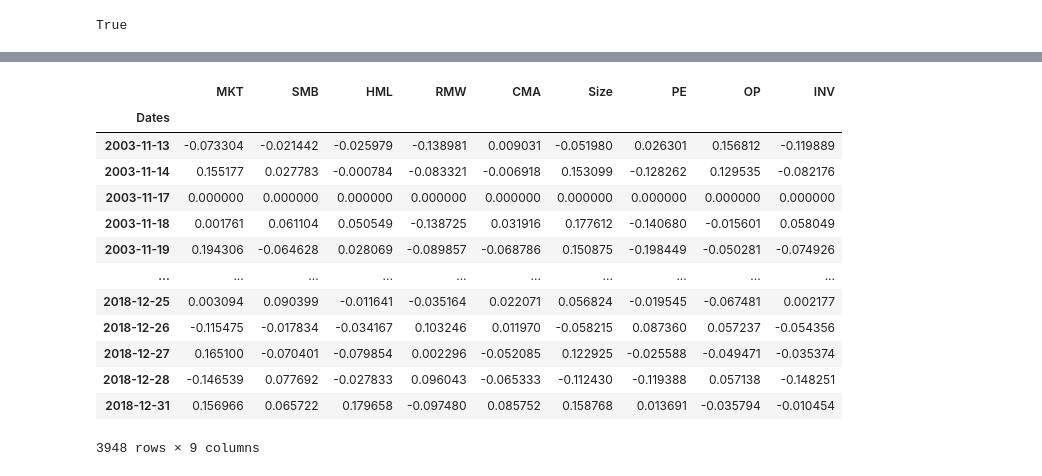
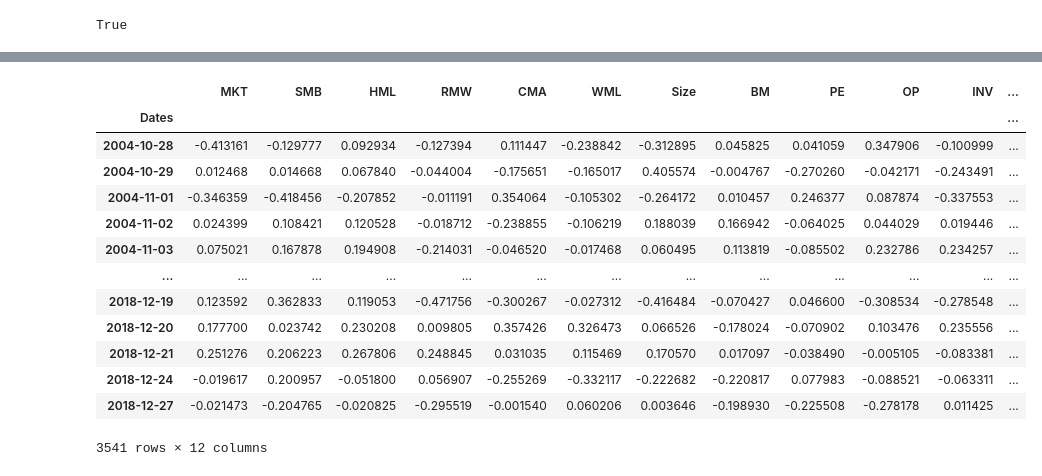
Before and after one commit to runxinlin/Research_Codes_2021, a Jupyter notebook: Python/IC & ICIR.ipynb, the cells around one changed output, grey strips where cells are left out. Cells and saved outputs as stored; diff of their text form; code cells hidden in the pictures.

```diff
--- a/Python/IC & ICIR.ipynb
+++ b/Python/IC & ICIR.ipynb
@@ -59,0 +200,2 @@ df_INV = df_INV.loc[df_Ex_SR.index,:]
+# %%
+df_Ex_SR = df_Ex_SR.apply(lambda x: winsorize(x, (0.01, 0.01)))
@@ -68,5 +215,6 @@ Gap = 21
 n = 3
 holding = 21
 rollingW = holding * n *12
-lens = len(df_FF5)
+lens = len(df_mom)
 periods = int((lens - rollingW) / holding) - 1
+print(rollingW, periods)
@@ -96,11 +275,13 @@ for i in tqdm(range(periods)):
 IC_Series = pd.DataFrame()
 k_index = []
 
-df_Ex_SR_tmp_T = df_Ex_SR.iloc[rollingW:rollingW+periods*holding,:].T
-df_ln_Size_tmp_T = df_ln_Size.iloc[rollingW:rollingW+periods*holding,:].T
-df_PE_tmp_T = df_PE.iloc[rollingW:rollingW+periods*holding,:].T
-df_OP_tmp_T = df_OP.iloc[rollingW:rollingW+periods*holding,:].T
-df_INV_tmp_T = df_INV.iloc[rollingW:rollingW+periods*holding,:].T
+df_Ex_SR_tmp_T = df_Ex_SR_trnct.iloc[rollingW:rollingW+periods*holding,:].T
+df_ln_Size_tmp_T = df_ln_Size_trnct.iloc[rollingW:rollingW+periods*holding,:].T
+df_BM_tmp_T = df_BM_trnct.iloc[rollingW:rollingW+periods*holding,:].T
+df_PE_tmp_T = df_PE_trnct.iloc[rollingW:rollingW+periods*holding,:].T
+df_OP_tmp_T = df_OP_trnct.iloc[rollingW:rollingW+periods*holding,:].T
+df_INV_tmp_T = df_INV_trnct.iloc[rollingW:rollingW+periods*holding,:].T
+df_MOM_tmp_T = df_MOM_trnct.iloc[rollingW:rollingW+periods*holding,:].T
 
 index_times = list(df_Ex_SR_tmp_T.columns)
 
@@ -109,20 +290,22 @@ for k in tqdm(df_Ex_SR_tmp_T.columns[:-Gap]):
 
     i = int(index_times.index(k) / holding)
 
-    df_index = (((((all_betas[i].index).intersection(df_ln_Size_tmp_T.loc[:,k].replace(-np.inf,np.nan).dropna().index).\
-                    intersection(df_PE_tmp_T.loc[:,k].replace(-np.inf,np.nan).dropna().index)).\
-                    intersection(df_Ex_SR_tmp_T.loc[:,index_times[index_times.index(k)+Gap]].dropna().index)).\
-                    intersection(df_OP_tmp_T.loc[:,k].dropna().index)).\
-                    intersection(df_INV_tmp_T.loc[:,k].dropna().index))
+    index_tmp = (all_betas[i].index).intersection(df_ln_Size_tmp_T.loc[:,k].dropna().index).\
+                    intersection(df_BM_tmp_T.loc[:,k].dropna().index).\
+                    intersection(df_PE_tmp_T.loc[:,k].dropna().index).\
+                    intersection(df_Ex_SR_tmp_T.loc[:,index_times[index_times.index(k)+Gap]].dropna().index).\
+                    intersection(df_OP_tmp_T.loc[:,k].dropna().index).\
+                    intersection(df_INV_tmp_T.loc[:,k].dropna().index).\
+                    intersection(df_MOM_tmp_T.loc[:,k].dropna().index)
 
-    df_TS_CS = pd.concat([all_betas[i].loc[df_index,:].astype(np.float64), \
-                                         df_ln_Size_tmp_T.loc[df_index,k],\
-                                         df_PE_tmp_T.loc[df_index,k], df_OP_tmp_T.loc[df_index,k],\
-                                         df_INV_tmp_T.loc[df_index,k]],axis = 1)
+    df_TS_CS = pd.concat([all_betas[i].loc[index_tmp,:].astype(np.float64), \
+                                         df_ln_Size_tmp_T.loc[index_tmp,k],df_BM_tmp_T.loc[index_tmp,k],\
+                                         df_PE_tmp_T.loc[index_tmp,k], df_OP_tmp_T.loc[index_tmp,k],\
+                                         df_INV_tmp_T.loc[index_tmp,k], df_MOM_tmp_T.loc[index_tmp,k]],axis = 1)
 
-    if len(df_index) != 0:
+    if len(index_tmp) > 10:
         for j in range(len(df_TS_CS.columns)):
-            ic = list(spearmanr(df_TS_CS.iloc[:,j].values,df_Ex_SR_tmp_T.loc[df_index,index_times[index_times.index(k)+Gap]]))[0]
+            ic = list(spearmanr(df_TS_CS.iloc[:,j].values,df_Ex_SR_tmp_T.loc[index_tmp,index_times[index_times.index(k)+Gap]]))[0]
             IC.append(ic)
         k_index.append(k)
     IC_Series = pd.concat([IC_Series, pd.DataFrame(IC)],axis=1)
@@ -133,24 +402,24 @@ SpearmanrResult(correlation=-0.010453829710887978, pvalue=0.8191175607129701)
 # %%
 IC_Series_tmp = IC_Series.T.set_index([pd.Index(pd.Series(range(0,len(IC_Series.T))))])
 IC_Series_tmp = pd.concat([IC_Series_tmp, pd.DataFrame(k_index)], axis = 1)
-IC_Series_tmp.columns = ['MKT','SMB','HML','RMW','CMA','Size','PE','OP','INV','Dates']
+IC_Series_tmp.columns = ['MKT','SMB','HML','RMW','CMA',"WML",'Size',"BM",'PE','OP','INV',"MOM",'Dates']
 IC_Series_tmp = IC_Series_tmp.set_index('Dates')
 IC_Series_tmp
 # %% [output]
-|  | MKT | SMB | HML | RMW | CMA | Size | PE | OP | INV |
-| Dates |  |  |  |  |  |  |  |  |  |
-| 2003-11-13 | -0.073304 | -0.021442 | -0.025979 | -0.138981 | 0.009031 | -0.051980 | 0.026301 | 0.156812 | -0.119889 |
-| 2003-11-14 | 0.155177 | 0.027783 | -0.000784 | -0.083321 | -0.006918 | 0.153099 | -0.128262 | 0.129535 | -0.082176 |
-| 2003-11-17 | 0.000000 | 0.000000 | 0.000000 | 0.000000 | 0.000000 | 0.000000 | 0.000000 | 0.000000 | 0.000000 |
-| 2003-11-18 | 0.001761 | 0.061104 | 0.050549 | -0.138725 | 0.031916 | 0.177612 | -0.140680 | -0.015601 | 0.058049 |
-| 2003-11-19 | 0.194306 | -0.064628 | 0.028069 | -0.089857 | -0.068786 | 0.150875 | -0.198449 | -0.050281 | -0.074926 |
-| ... | ... | ... | ... | ... | ... | ... | ... | ... | ... |
-| 2018-12-25 | 0.003094 | 0.090399 | -0.011641 | -0.035164 | 0.022071 | 0.056824 | -0.019545 | -0.067481 | 0.002177 |
-| 2018-12-26 | -0.115475 | -0.017834 | -0.034167 | 0.103246 | 0.011970 | -0.058215 | 0.087360 | 0.057237 | -0.054356 |
-| 2018-12-27 | 0.165100 | -0.070401 | -0.079854 | 0.002296 | -0.052085 | 0.122925 | -0.025588 | -0.049471 | -0.035374 |
-| 2018-12-28 | -0.146539 | 0.077692 | -0.027833 | 0.096043 | -0.065333 | -0.112430 | -0.119388 | 0.057138 | -0.148251 |
-| 2018-12-31 | 0.156966 | 0.065722 | 0.179658 | -0.097480 | 0.085752 | 0.158768 | 0.013691 | -0.035794 | -0.010454 |
+|  | MKT | SMB | HML | RMW | CMA | WML | Size | BM | PE | OP | INV | ... |
+| Dates |  |  |  |  |  |  |  |  |  |  |  | ... |
+| 2004-10-28 | -0.413161 | -0.129777 | 0.092934 | -0.127394 | 0.111447 | -0.238842 | -0.312895 | 0.045825 | 0.041059 | 0.347906 | -0.100999 | ... |
+| 2004-10-29 | 0.012468 | 0.014668 | 0.067840 | -0.044004 | -0.175651 | -0.165017 | 0.405574 | -0.004767 | -0.270260 | -0.042171 | -0.243491 | ... |
+| 2004-11-01 | -0.346359 | -0.418456 | -0.207852 | -0.011191 | 0.354064 | -0.105302 | -0.264172 | 0.010457 | 0.246377 | 0.087874 | -0.337553 | ... |
+| 2004-11-02 | 0.024399 | 0.108421 | 0.120528 | -0.018712 | -0.238855 | -0.106219 | 0.188039 | 0.166942 | -0.064025 | 0.044029 | 0.019446 | ... |
+| 2004-11-03 | 0.075021 | 0.167878 | 0.194908 | -0.214031 | -0.046520 | -0.017468 | 0.060495 | 0.113819 | -0.085502 | 0.232786 | 0.234257 | ... |
+| ... | ... | ... | ... | ... | ... | ... | ... | ... | ... | ... | ... | ... |
+| 2018-12-19 | 0.123592 | 0.362833 | 0.119053 | -0.471756 | -0.300267 | -0.027312 | -0.416484 | -0.070427 | 0.046600 | -0.308534 | -0.278548 | ... |
+| 2018-12-20 | 0.177700 | 0.023742 | 0.230208 | 0.009805 | 0.357426 | 0.326473 | 0.066526 | -0.178024 | -0.070902 | 0.103476 | 0.235556 | ... |
+| 2018-12-21 | 0.251276 | 0.206223 | 0.267806 | 0.248845 | 0.031035 | 0.115469 | 0.170570 | 0.017097 | -0.038490 | -0.005105 | -0.083381 | ... |
+| 2018-12-24 | -0.019617 | 0.200957 | -0.051800 | 0.056907 | -0.255269 | -0.332117 | -0.222682 | -0.220817 | 0.077983 | -0.088521 | -0.063311 | ... |
+| 2018-12-27 | -0.021473 | -0.204765 | -0.020825 | -0.295519 | -0.001540 | 0.060206 | 0.003646 | -0.198930 | -0.225508 | -0.278178 | 0.011425 | ... |
-3948 rows × 9 columns
+3541 rows × 12 columns
 # %%
 IC_Series = IC_Series_tmp
 IC_Series
```
Also changed, not shown: parts of 86 cells of this notebook, 42 other files.
